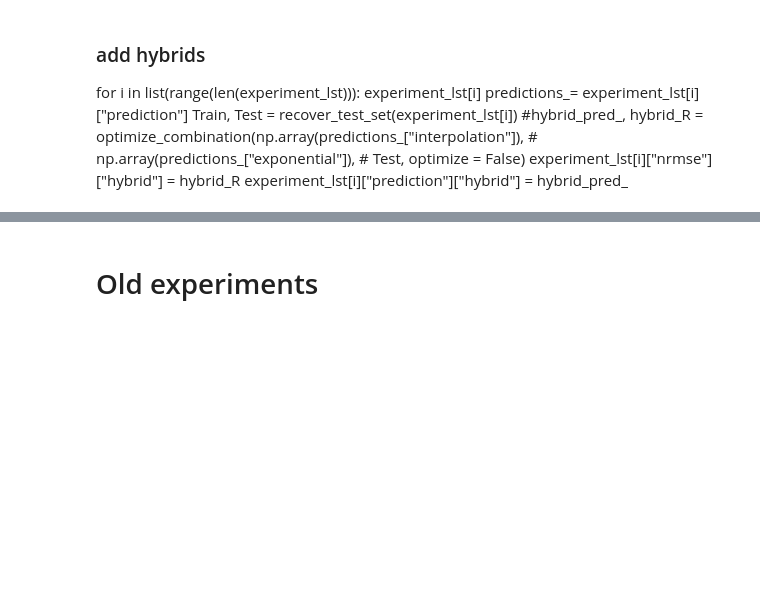
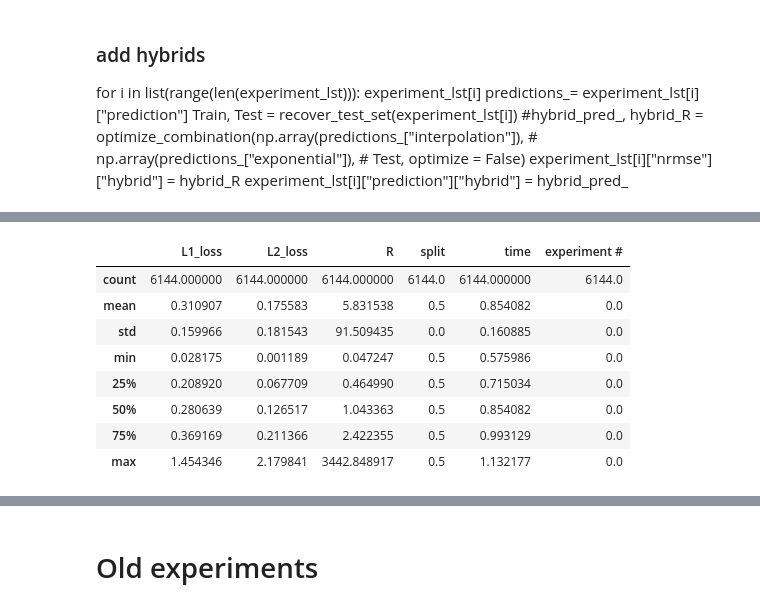
Before and after one commit to blindedjoy/Reservoir, a Jupyter notebook: MARIOS/Analysis.ipynb, the cells around one changed output, grey strips where cells are left out. Cells and saved outputs as stored; diff of their text form; code cells hidden in the pictures; blank space fills up the shorter version.

```diff
--- a/MARIOS/Analysis.ipynb
+++ b/MARIOS/Analysis.ipynb
@@ -890,4 +1006,14 @@ Loss_df = build_loss_df(**args, loss_ = "L1")
 # %%
-Loss_df
+Loss_df.describe()
+# %% [output]
+|  | L1_loss | L2_loss | R | split | time | experiment # |
+| count | 6144.000000 | 6144.000000 | 6144.000000 | 6144.0 | 6144.000000 | 6144.0 |
+| mean | 0.310907 | 0.175583 | 5.831538 | 0.5 | 0.854082 | 0.0 |
+| std | 0.159966 | 0.181543 | 91.509435 | 0.0 | 0.160885 | 0.0 |
+| min | 0.028175 | 0.001189 | 0.047247 | 0.5 | 0.575986 | 0.0 |
+| 25% | 0.208920 | 0.067709 | 0.464990 | 0.5 | 0.715034 | 0.0 |
+| 50% | 0.280639 | 0.126517 | 1.043363 | 0.5 | 0.854082 | 0.0 |
+| 75% | 0.369169 | 0.211366 | 2.422355 | 0.5 | 0.993129 | 0.0 |
+| max | 1.454346 | 2.179841 | 3442.848917 | 0.5 | 1.132177 | 0.0 |
 # %%
 #loss_plot(Loss_df, rolling = 7, split = 0.5, loss = "L1")
```
Also changed, not shown: parts of 45 cells of this notebook, 1 other file.
